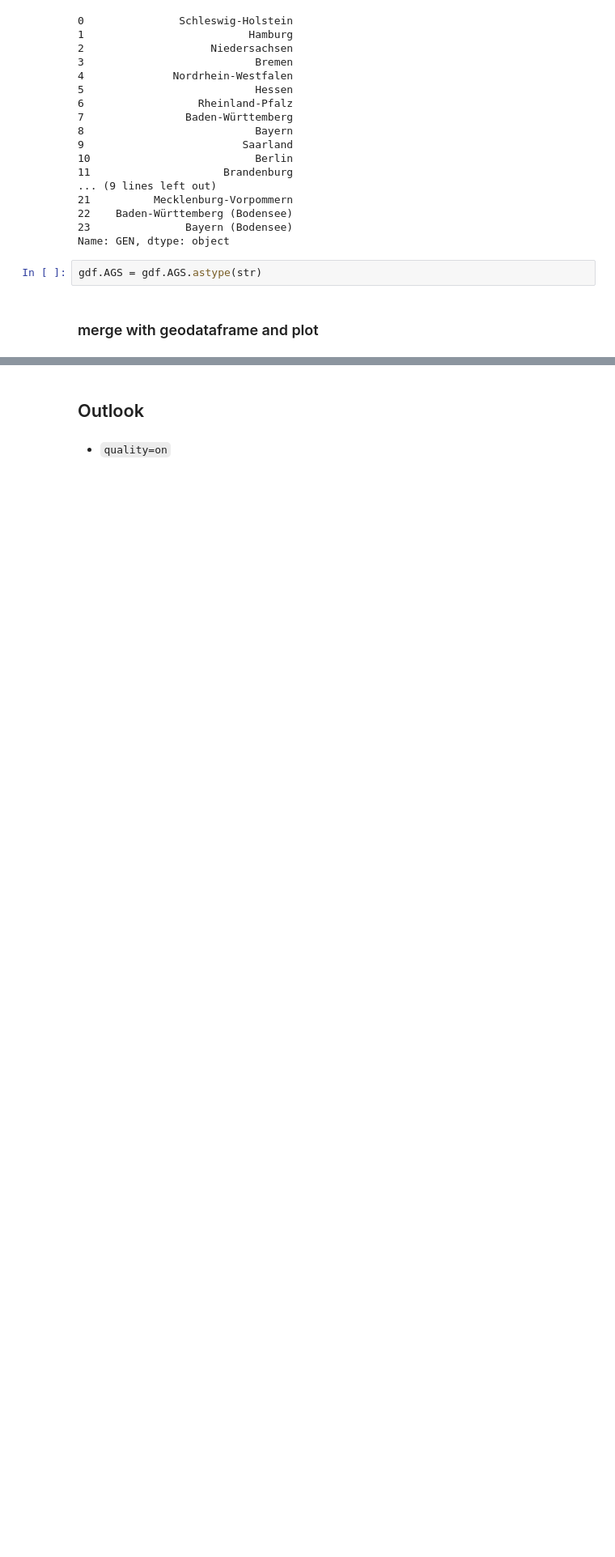
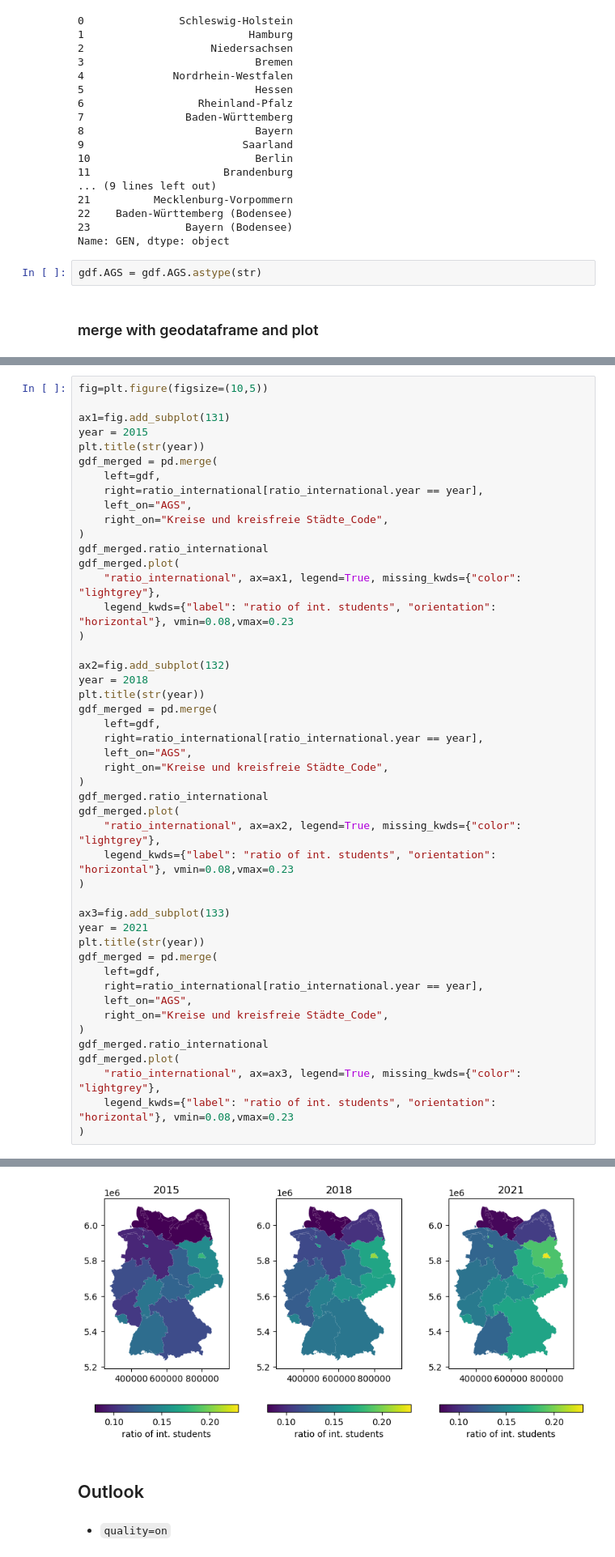
Before and after one commit to CorrelAid/pystatis, a Jupyter notebook: nb/presentation.ipynb, the cells around one changed output, grey strips where cells are left out. Shown at 81% size. Saved outputs shown, nothing was run; the diff lists cells and outputs as text; blank space fills up the shorter version.

Commit message:
fixed typo and beautified plots in presentation.ipynb /.py

```diff
--- a/nb/presentation.ipynb
+++ b/nb/presentation.ipynb
@@ -548,0 +484,48 @@ gdf_merged.plot(
+# %%
+fig=plt.figure(figsize=(10,5))
+
+ax1=fig.add_subplot(131)
+year = 2015
+plt.title(str(year))
+gdf_merged = pd.merge(
+    left=gdf,
+    right=ratio_international[ratio_international.year == year],
+    left_on="AGS",
+    right_on="Kreise und kreisfreie Städte_Code",
+)
+gdf_merged.ratio_international
+gdf_merged.plot(
+    "ratio_international", ax=ax1, legend=True, missing_kwds={"color": "lightgrey"},
+    legend_kwds={"label": "ratio of int. students", "orientation": "horizontal"}, vmin=0.08,vmax=0.23
+)
+
+ax2=fig.add_subplot(132)
+year = 2018
+plt.title(str(year))
+gdf_merged = pd.merge(
+    left=gdf,
+    right=ratio_international[ratio_international.year == year],
+    left_on="AGS",
+    right_on="Kreise und kreisfreie Städte_Code",
+)
+gdf_merged.ratio_international
+gdf_merged.plot(
+    "ratio_international", ax=ax2, legend=True, missing_kwds={"color": "lightgrey"},
+    legend_kwds={"label": "ratio of int. students", "orientation": "horizontal"}, vmin=0.08,vmax=0.23
+)
+
+ax3=fig.add_subplot(133)
+year = 2021
+plt.title(str(year))
+gdf_merged = pd.merge(
+    left=gdf,
+    right=ratio_international[ratio_international.year == year],
+    left_on="AGS",
+    right_on="Kreise und kreisfreie Städte_Code",
+)
+gdf_merged.ratio_international
+gdf_merged.plot(
+    "ratio_international", ax=ax3, legend=True, missing_kwds={"color": "lightgrey"},
+    legend_kwds={"label": "ratio of int. students", "orientation": "horizontal"}, vmin=0.08,vmax=0.23
+)
+# %% [output]
@@ -549,3 +533,4 @@ gdf_merged.plot(
+[figure, added]
 # %% [markdown]
 ## Outlook
 # %% [markdown]
```
Also changed, not shown: parts of 8 cells of this notebook, 1 other file.
